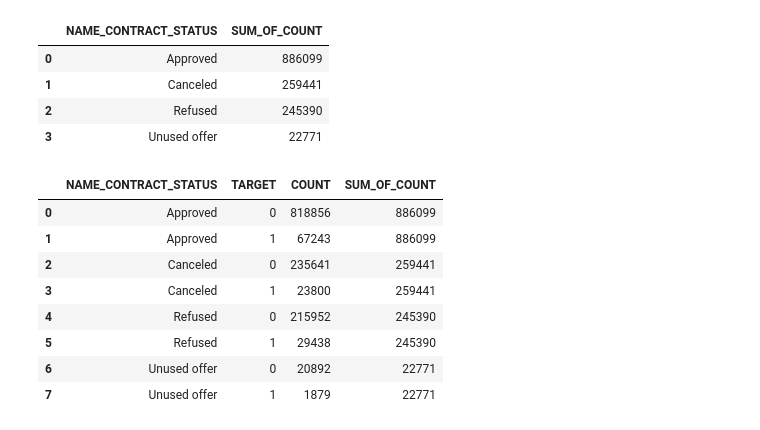
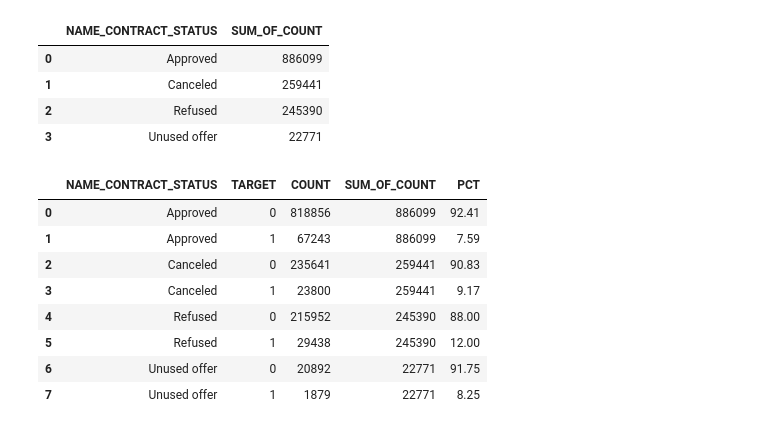
Before and after one commit to htetaunglynn94/portfolio_projects, a Jupyter notebook: eda_on_loan_default.ipynb, the cells around one changed output. Drawn from its saved outputs; the diff is of its cells as text; code cells hidden in the pictures.

```diff
--- a/eda_on_loan_default.ipynb
+++ b/eda_on_loan_default.ipynb
@@ -1572,14 +1572,15 @@ sum_df
 | 3 | Unused offer | 22771 |
 # %%
 merged_agg_2 = pd.merge(merged_agg, sum_df, how='left', on='NAME_CONTRACT_STATUS')
+merged_agg_2['PCT'] = round(merged_agg_2['COUNT']/merged_agg_2['SUM_OF_COUNT']*100, 2)
 merged_agg_2
 # %% [output]
-|  | NAME_CONTRACT_STATUS | TARGET | COUNT | SUM_OF_COUNT |
-| 0 | Approved | 0 | 818856 | 886099 |
-| 1 | Approved | 1 | 67243 | 886099 |
-| 2 | Canceled | 0 | 235641 | 259441 |
-| 3 | Canceled | 1 | 23800 | 259441 |
-| 4 | Refused | 0 | 215952 | 245390 |
-| 5 | Refused | 1 | 29438 | 245390 |
-| 6 | Unused offer | 0 | 20892 | 22771 |
-| 7 | Unused offer | 1 | 1879 | 22771 |
+|  | NAME_CONTRACT_STATUS | TARGET | COUNT | SUM_OF_COUNT | PCT |
+| 0 | Approved | 0 | 818856 | 886099 | 92.41 |
+| 1 | Approved | 1 | 67243 | 886099 | 7.59 |
+| 2 | Canceled | 0 | 235641 | 259441 | 90.83 |
+| 3 | Canceled | 1 | 23800 | 259441 | 9.17 |
+| 4 | Refused | 0 | 215952 | 245390 | 88.00 |
+| 5 | Refused | 1 | 29438 | 245390 | 12.00 |
+| 6 | Unused offer | 0 | 20892 | 22771 | 91.75 |
+| 7 | Unused offer | 1 | 1879 | 22771 | 8.25 |
```
Also changed, not shown: parts of 4 cells of this notebook.
